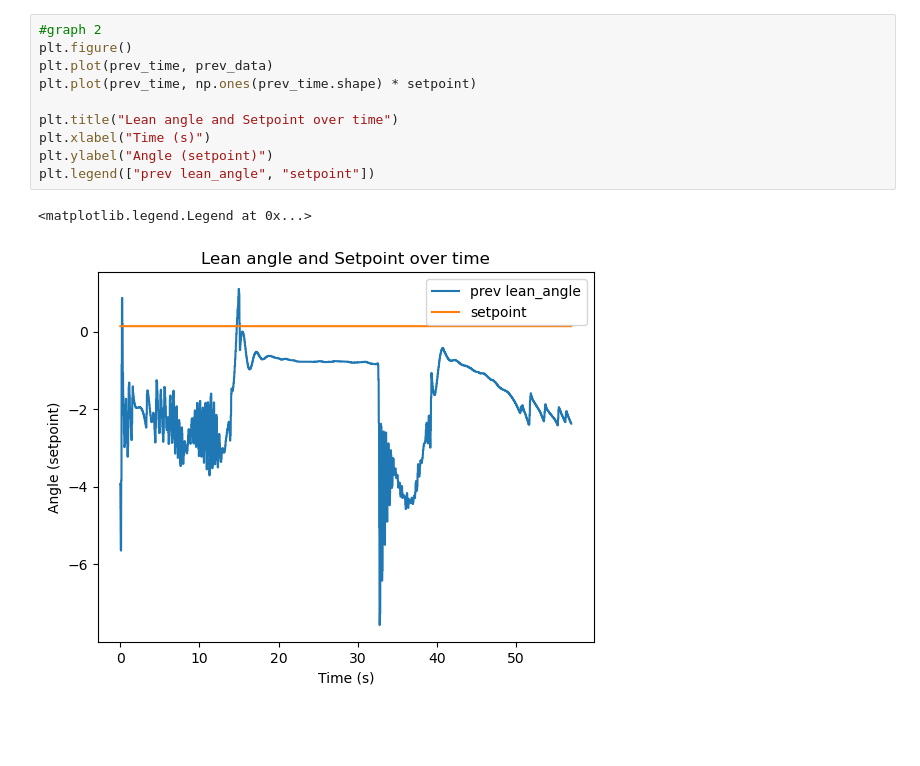
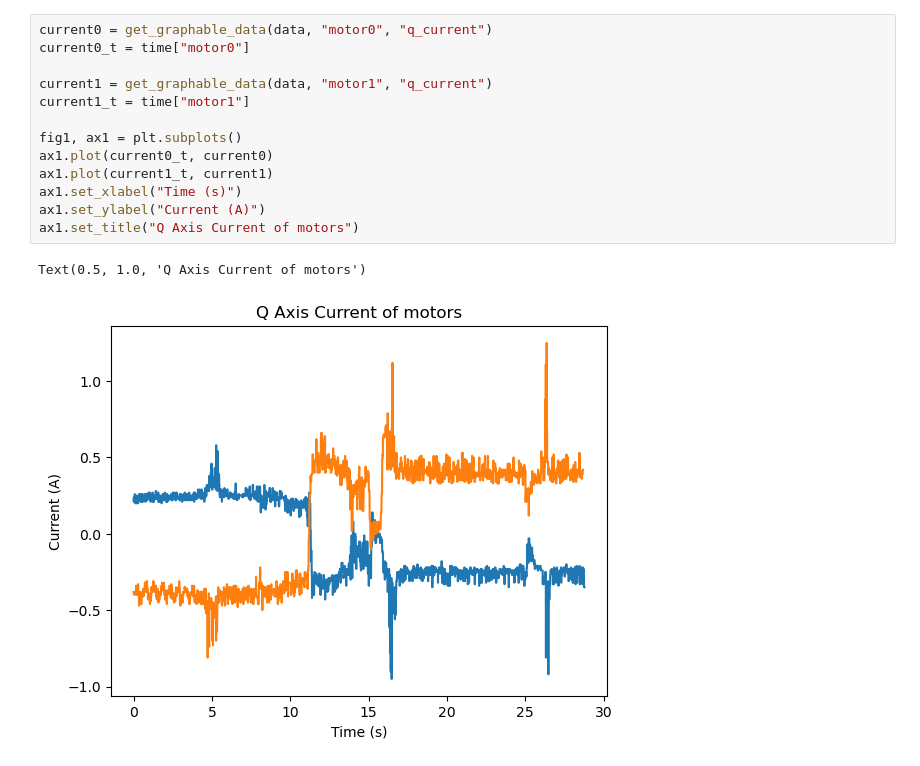
Before and after one commit to Umich-NASA-Big-Idea-Challenge/cargo_beep, a Jupyter notebook: cargo_beep/graph_bags.ipynb, the cells around one changed output. Cells and saved outputs as stored; diff of their text form; blank space fills up the shorter version.

```diff
--- a/cargo_beep/graph_bags.ipynb
+++ b/cargo_beep/graph_bags.ipynb
@@ -96,13 +89,16 @@ Text(0, 0.5, 'Error (rad)')
-# %%
-#graph 2
-plt.figure()
-plt.plot(prev_time, prev_data)
-plt.plot(prev_time, np.ones(prev_time.shape) * setpoint)
-
-plt.title("Lean angle and Setpoint over time")
-plt.xlabel("Time (s)")
-plt.ylabel("Angle (setpoint)")
-plt.legend(["prev lean_angle", "setpoint"])
-# %% [output]
-<matplotlib.legend.Legend at 0x...>
-[figure, removed]
+# %%
+current0 = get_graphable_data(data, "motor0", "q_current")
+current0_t = time["motor0"]
+
+current1 = get_graphable_data(data, "motor1", "q_current")
+current1_t = time["motor1"]
+
+fig1, ax1 = plt.subplots()
+ax1.plot(current0_t, current0)
+ax1.plot(current1_t, current1)
+ax1.set_xlabel("Time (s)")
+ax1.set_ylabel("Current (A)")
+ax1.set_title("Q Axis Current of motors")
+# %% [output]
+Text(0.5, 1.0, 'Q Axis Current of motors')
+[figure, added]
```
Also changed, not shown: parts of 6 cells of this notebook, 5 other files.
